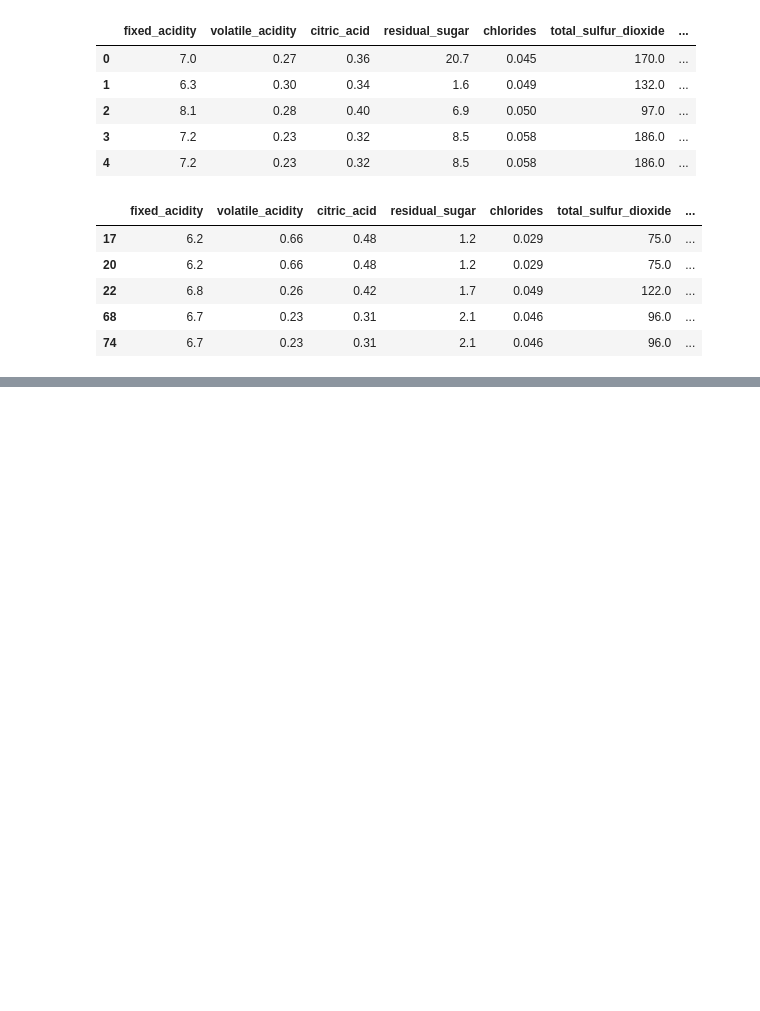
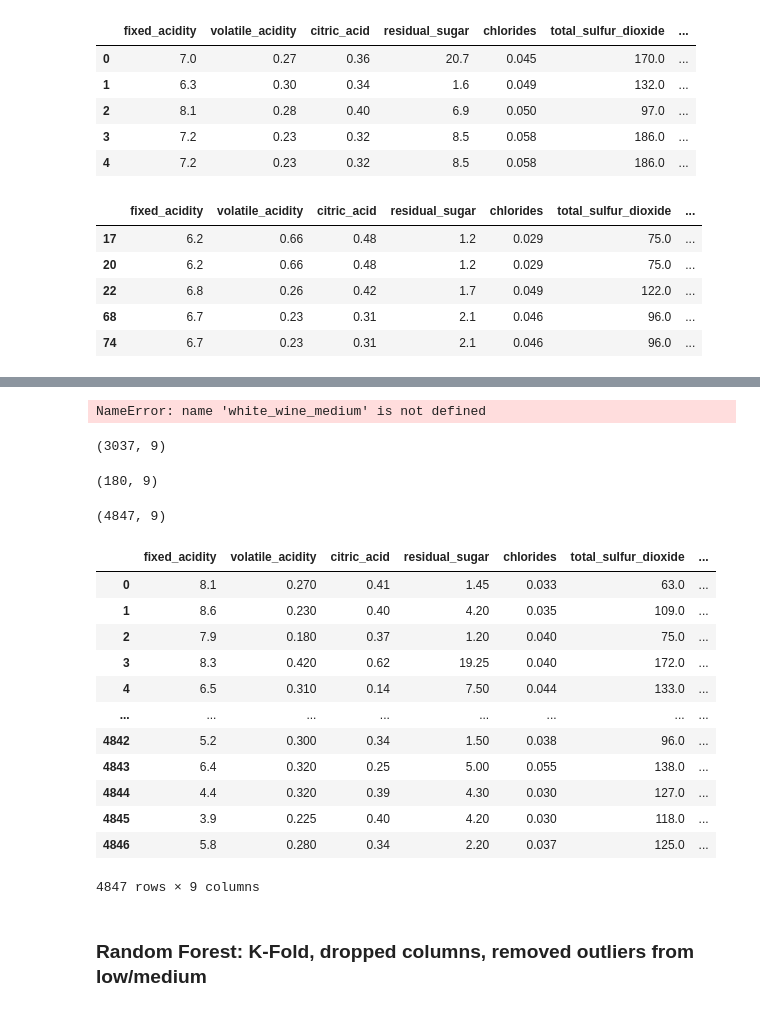
Before and after one commit to intendedsideeffects/Project-2, a Jupyter notebook: ML - white wine.ipynb, the cells around one changed output, grey strips where cells are left out. Drawn from its saved outputs; the diff is of its cells as text; code cells hidden in the pictures; blank space fills up the shorter version.

```diff
--- a/ML - white wine.ipynb
+++ b/ML - white wine.ipynb
@@ -212,6 +294,6 @@ all_wine_reduced.shape
 
 #Outliers are only removed for low and medium quality:
 
-all_wine_low = all_wine_reduced[all_wine_reduced['quality_label'] == 0]
-all_wine_medium = all_wine_reduced[all_wine_reduced['quality_label'] == 1]
-all_wine_high = all_wine_reduced[all_wine_reduced['quality_label'] == 2]
+white_wine_low = white_wine_reduced[white_wine_ml_qual['quality_label'] == 0]
+white_wine_medium = white_wine_reduced[white_wine_ml_qual['quality_label'] == 1]
+white_wine_high = white_wine_reduced[white_wine_ml_qual['quality_label'] == 2]
@@ -769,0 +362,11 @@ ValueError: Shape of passed values is (3, 3), indices imply (2, 2)
+# %%
+white_wine_low = pd.DataFrame(white_wine_low)
+
+# Remove outliers from the specified columns
+white_wine_low_cleaned = remove_outliers(white_wine_low, ['residual_sugar', 'sulphates', 'total_sulfur_dioxide', 'pH'])
+
+# Display the original and cleaned DataFrames
+print("Original DataFrame:")
+print(white_wine_low)
+print("\nCleaned DataFrame (with outliers removed):")
+print(white_wine_low_cleaned)
@@ -769,0 +397,45 @@ ValueError: Shape of passed values is (3, 3), indices imply (2, 2)
+# %%
+white_wine_medium = pd.DataFrame(white_wine_medium)
+
+# Remove outliers from the specified columns
+white_wine_medium_cleaned = remove_outliers(white_wine_medium, ['fixed_acidity', 'volatile_acidity', 'citric_acid', 'residual_sugar', 'chlorides', 'total_sulfur_dioxide'])
+
+# Display the original and cleaned DataFrames
+print("Original DataFrame:")
+print(white_wine_medium)
+print("\nCleaned DataFrame (with outliers removed):")
+print(white_wine_medium_cleaned)
+# %% [output]
+NameError: name 'white_wine_medium' is not defined
+# %%
+white_wine_medium_cleaned.shape
+# %% [output]
+(3037, 9)
+# %%
+white_wine_high.shape
+# %% [output]
+(180, 9)
+# %%
+white_wine_cleaned = pd.concat([white_wine_low_cleaned, white_wine_medium_cleaned, white_wine_high], ignore_index=True)
+# %%
+white_wine_cleaned.shape
+# %% [output]
+(4847, 9)
+# %%
+white_wine_cleaned
+# %% [output]
+|  | fixed_acidity | volatile_acidity | citric_acid | residual_sugar | chlorides | total_sulfur_dioxide | ... |
+| 0 | 8.1 | 0.270 | 0.41 | 1.45 | 0.033 | 63.0 | ... |
+| 1 | 8.6 | 0.230 | 0.40 | 4.20 | 0.035 | 109.0 | ... |
+| 2 | 7.9 | 0.180 | 0.37 | 1.20 | 0.040 | 75.0 | ... |
+| 3 | 8.3 | 0.420 | 0.62 | 19.25 | 0.040 | 172.0 | ... |
+| 4 | 6.5 | 0.310 | 0.14 | 7.50 | 0.044 | 133.0 | ... |
+| ... | ... | ... | ... | ... | ... | ... | ... |
+| 4842 | 5.2 | 0.300 | 0.34 | 1.50 | 0.038 | 96.0 | ... |
+| 4843 | 6.4 | 0.320 | 0.25 | 5.00 | 0.055 | 138.0 | ... |
+| 4844 | 4.4 | 0.320 | 0.39 | 4.30 | 0.030 | 127.0 | ... |
+| 4845 | 3.9 | 0.225 | 0.40 | 4.20 | 0.030 | 118.0 | ... |
+| 4846 | 5.8 | 0.280 | 0.34 | 2.20 | 0.037 | 125.0 | ... |
+4847 rows × 9 columns
+# %% [markdown]
+### Random Forest: K-Fold, dropped columns, removed outliers from low/medium
```
Also changed, not shown: parts of 83 cells of this notebook, 19 other files.
